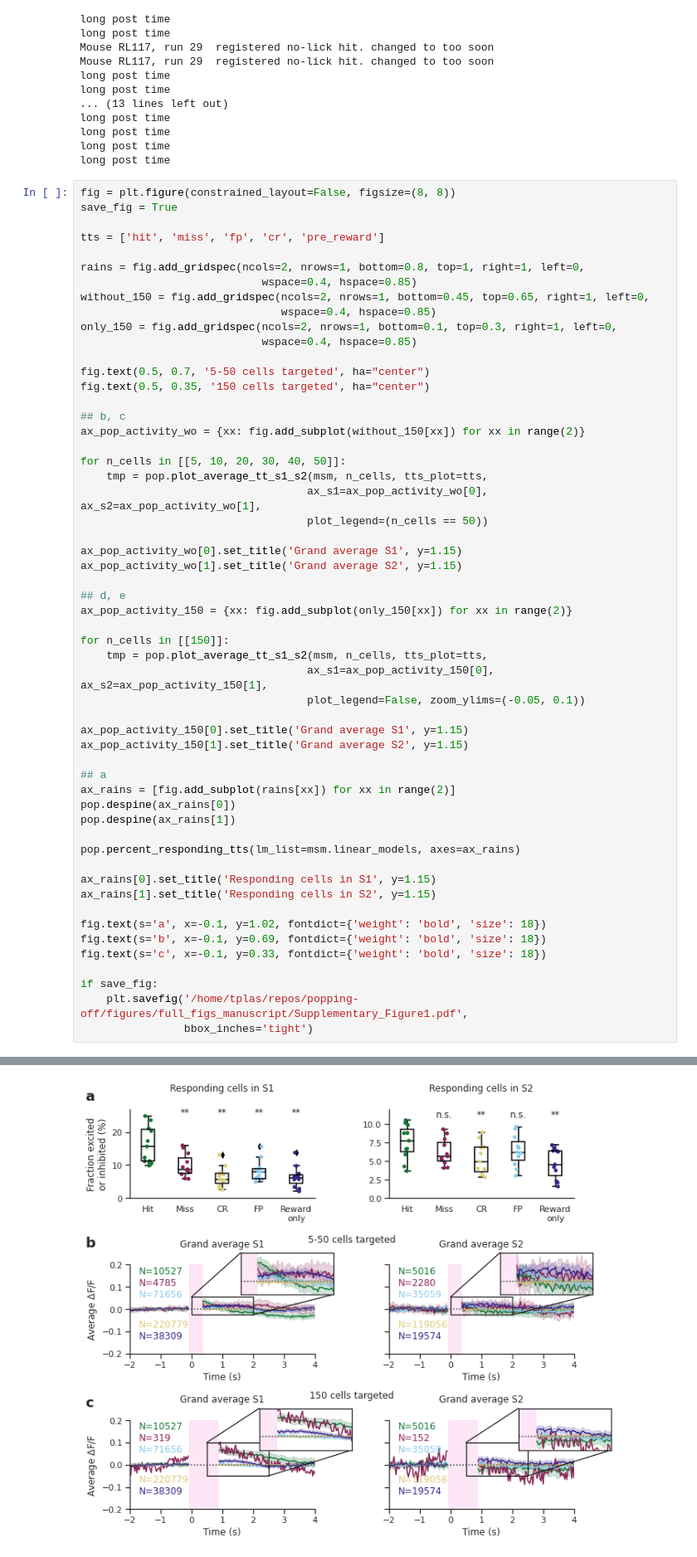
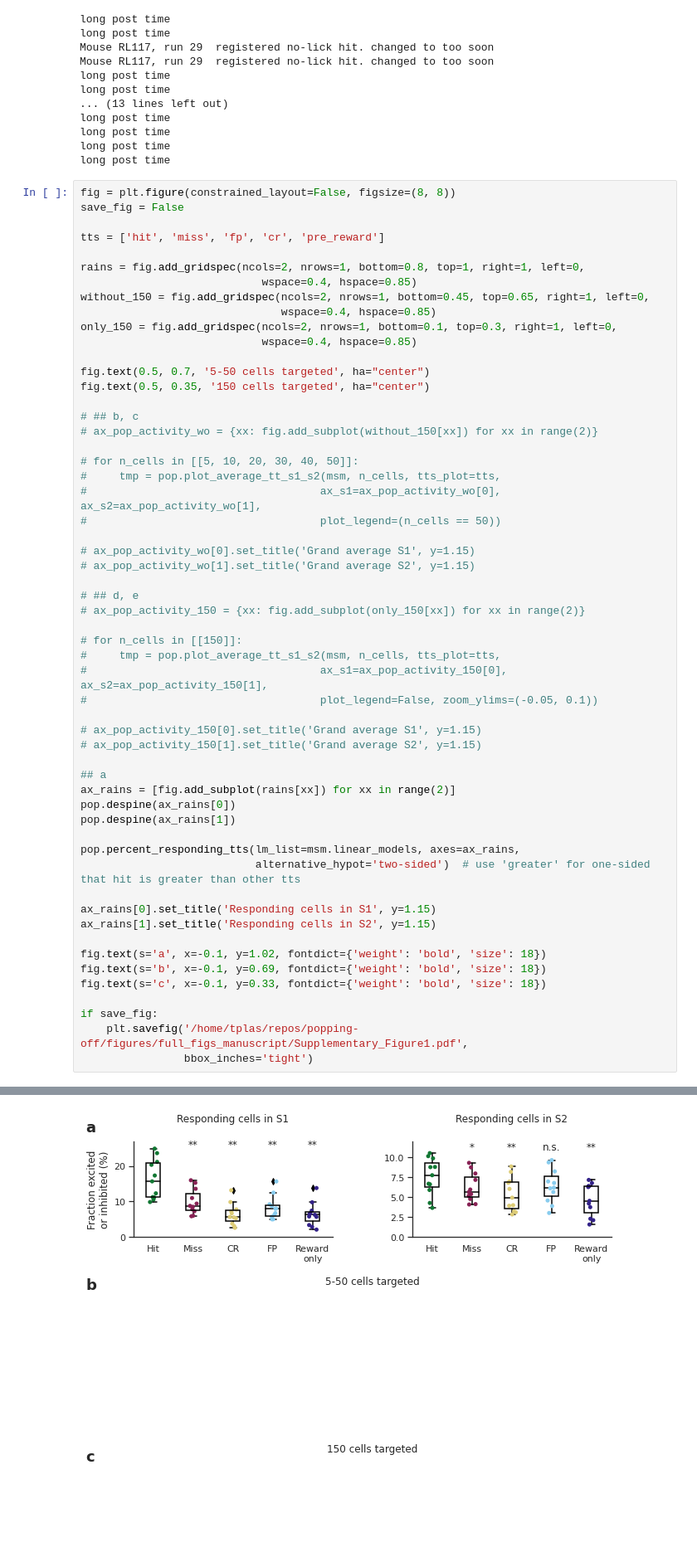
Before and after one commit to Packer-Lab/popping-off, a Jupyter notebook: notebooks/Paper Figures/figure2_supp.ipynb, the cells around one changed output, grey strips where cells are left out. Shown at 83% size. Cells and saved outputs as stored; diff of their text form; blank space fills up the shorter version.

```diff
--- a/notebooks/Paper Figures/figure2_supp.ipynb
+++ b/notebooks/Paper Figures/figure2_supp.ipynb
@@ -45,7 +45,7 @@ long post time
 long post time
 # %%
 fig = plt.figure(constrained_layout=False, figsize=(8, 8))
-save_fig = True
+save_fig = False
 
 tts = ['hit', 'miss', 'fp', 'cr', 'pre_reward']
 
@@ -59,34 +59,35 @@ only_150 = fig.add_gridspec(ncols=2, nrows=1, bottom=0.1, top=0.3, right=1, left
 fig.text(0.5, 0.7, '5-50 cells targeted', ha="center")
 fig.text(0.5, 0.35, '150 cells targeted', ha="center")
 
-## b, c
-ax_pop_activity_wo = {xx: fig.add_subplot(without_150[xx]) for xx in range(2)}
+# ## b, c
+# ax_pop_activity_wo = {xx: fig.add_subplot(without_150[xx]) for xx in range(2)}
 
-for n_cells in [[5, 10, 20, 30, 40, 50]]:
-    tmp = pop.plot_average_tt_s1_s2(msm, n_cells, tts_plot=tts,
-                                   ax_s1=ax_pop_activity_wo[0], ax_s2=ax_pop_activity_wo[1],
-                                   plot_legend=(n_cells == 50))
+# for n_cells in [[5, 10, 20, 30, 40, 50]]:
+#     tmp = pop.plot_average_tt_s1_s2(msm, n_cells, tts_plot=tts,
+#                                    ax_s1=ax_pop_activity_wo[0], ax_s2=ax_pop_activity_wo[1],
+#                                    plot_legend=(n_cells == 50))
 
-ax_pop_activity_wo[0].set_title('Grand average S1', y=1.15)
-ax_pop_activity_wo[1].set_title('Grand average S2', y=1.15)
+# ax_pop_activity_wo[0].set_title('Grand average S1', y=1.15)
+# ax_pop_activity_wo[1].set_title('Grand average S2', y=1.15)
 
-## d, e
-ax_pop_activity_150 = {xx: fig.add_subplot(only_150[xx]) for xx in range(2)}
+# ## d, e
+# ax_pop_activity_150 = {xx: fig.add_subplot(only_150[xx]) for xx in range(2)}
 
-for n_cells in [[150]]:
-    tmp = pop.plot_average_tt_s1_s2(msm, n_cells, tts_plot=tts,
-                                   ax_s1=ax_pop_activity_150[0], ax_s2=ax_pop_activity_150[1],
-                                   plot_legend=False, zoom_ylims=(-0.05, 0.1))
+# for n_cells in [[150]]:
+#     tmp = pop.plot_average_tt_s1_s2(msm, n_cells, tts_plot=tts,
+#                                    ax_s1=ax_pop_activity_150[0], ax_s2=ax_pop_activity_150[1],
+#                                    plot_legend=False, zoom_ylims=(-0.05, 0.1))
 
-ax_pop_activity_150[0].set_title('Grand average S1', y=1.15)
-ax_pop_activity_150[1].set_title('Grand average S2', y=1.15)
+# ax_pop_activity_150[0].set_title('Grand average S1', y=1.15)
+# ax_pop_activity_150[1].set_title('Grand average S2', y=1.15)
 
 ## a
 ax_rains = [fig.add_subplot(rains[xx]) for xx in range(2)]
 pop.despine(ax_rains[0])
 pop.despine(ax_rains[1])
 
-pop.percent_responding_tts(lm_list=msm.linear_models, axes=ax_rains)
+pop.percent_responding_tts(lm_list=msm.linear_models, axes=ax_rains,
+                           alternative_hypot='two-sided')  # use 'greater' for one-sided that hit is greater than other tts
 
 ax_rains[0].set_title('Responding cells in S1', y=1.15)
 ax_rains[1].set_title('Responding cells in S2', y=1.15)
@@ -119 +117 @@ only, p = 0.0009765625, significant = True
-[figure, old version]
+[figure, new version]
```
Also changed, not shown: parts of 1 cell of this notebook, 4 other files.
